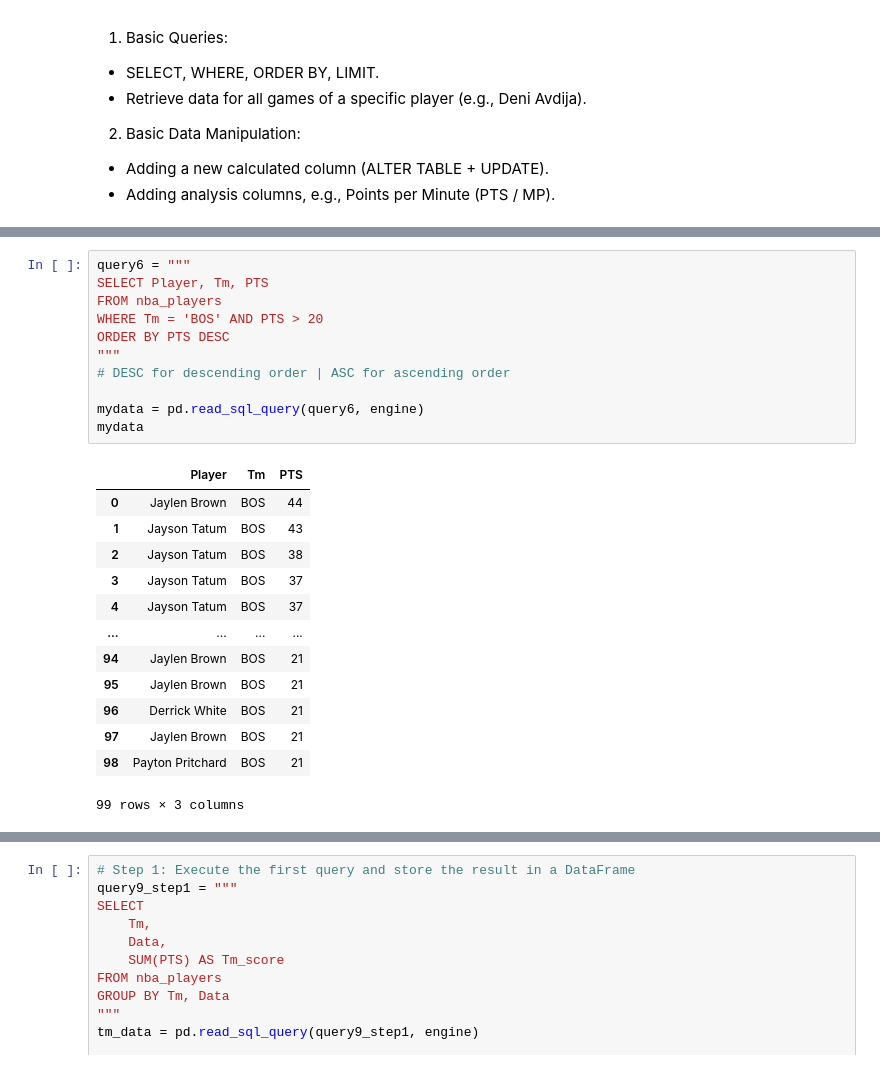
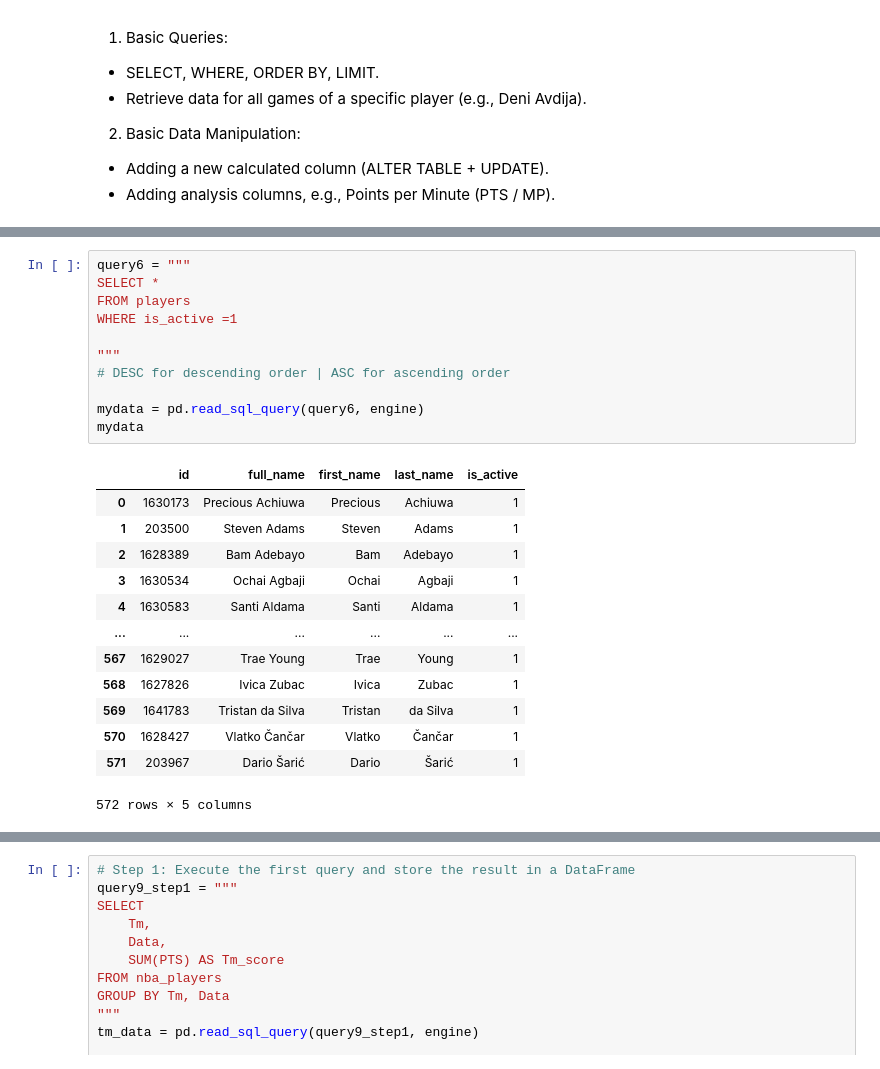
Before and after one commit to Saarp84/portfolio, a Jupyter notebook: SQL Progress/SQL training.ipynb, the cells around one changed output, grey strips where cells are left out. Saved outputs shown, nothing was run; the diff lists cells and outputs as text.

```diff
--- a/SQL Progress/SQL training.ipynb
+++ b/SQL Progress/SQL training.ipynb
@@ -141,26 +128,26 @@ mydata
 # %%
 query6 = """
-SELECT Player, Tm, PTS
-FROM nba_players
-WHERE Tm = 'BOS' AND PTS > 20
-ORDER BY PTS DESC
+SELECT *
+FROM players
+WHERE is_active =1
+
 """
 # DESC for descending order | ASC for ascending order
 
 mydata = pd.read_sql_query(query6, engine)
 mydata
 # %% [output]
-|  | Player | Tm | PTS |
-| 0 | Jaylen Brown | BOS | 44 |
-| 1 | Jayson Tatum | BOS | 43 |
-| 2 | Jayson Tatum | BOS | 38 |
-| 3 | Jayson Tatum | BOS | 37 |
-| 4 | Jayson Tatum | BOS | 37 |
-| ... | ... | ... | ... |
-| 94 | Jaylen Brown | BOS | 21 |
-| 95 | Jaylen Brown | BOS | 21 |
-| 96 | Derrick White | BOS | 21 |
-| 97 | Jaylen Brown | BOS | 21 |
-| 98 | Payton Pritchard | BOS | 21 |
+|  | id | full_name | first_name | last_name | is_active |
+| 0 | 1630173 | Precious Achiuwa | Precious | Achiuwa | 1 |
+| 1 | 203500 | Steven Adams | Steven | Adams | 1 |
+| 2 | 1628389 | Bam Adebayo | Bam | Adebayo | 1 |
+| 3 | 1630534 | Ochai Agbaji | Ochai | Agbaji | 1 |
+| 4 | 1630583 | Santi Aldama | Santi | Aldama | 1 |
+| ... | ... | ... | ... | ... | ... |
+| 567 | 1629027 | Trae Young | Trae | Young | 1 |
+| 568 | 1627826 | Ivica Zubac | Ivica | Zubac | 1 |
+| 569 | 1641783 | Tristan da Silva | Tristan | da Silva | 1 |
+| 570 | 1628427 | Vlatko Čančar | Vlatko | Čančar | 1 |
+| 571 | 203967 | Dario Šarić | Dario | Šarić | 1 |
-99 rows × 3 columns
+572 rows × 5 columns
 # %%
```
Also changed, not shown: parts of 17 cells of this notebook, 6 other files.
